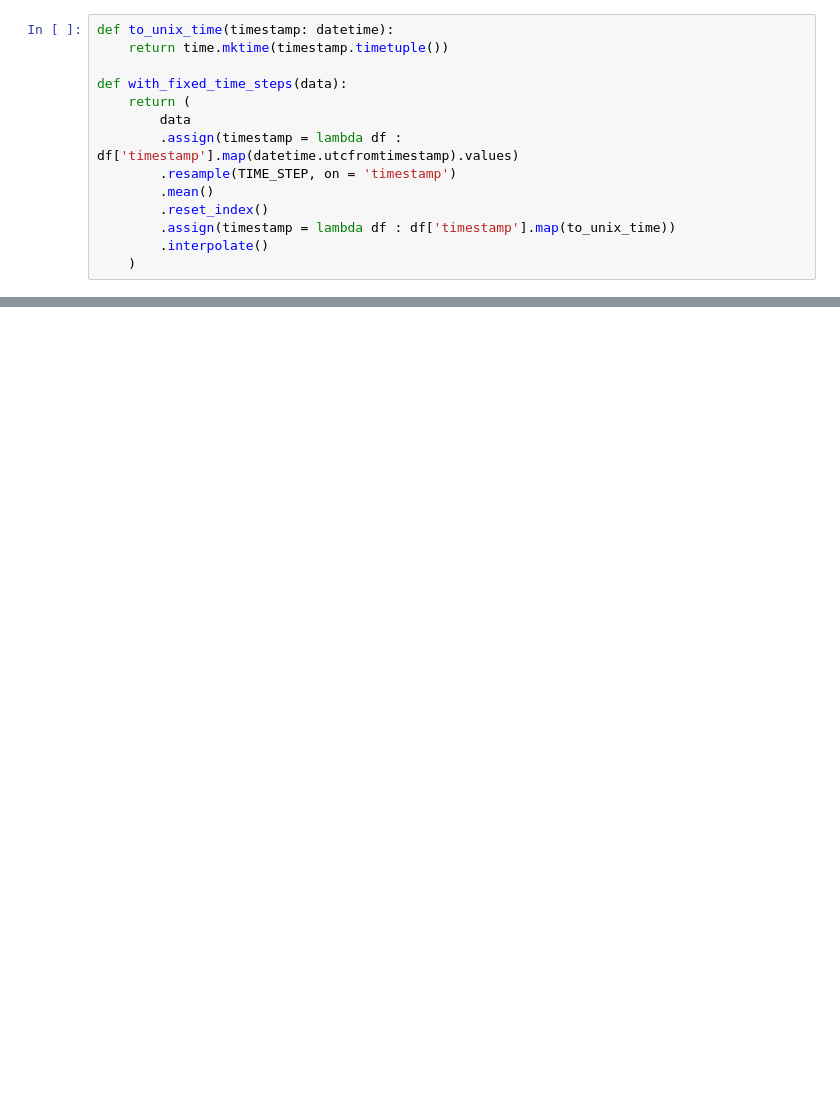
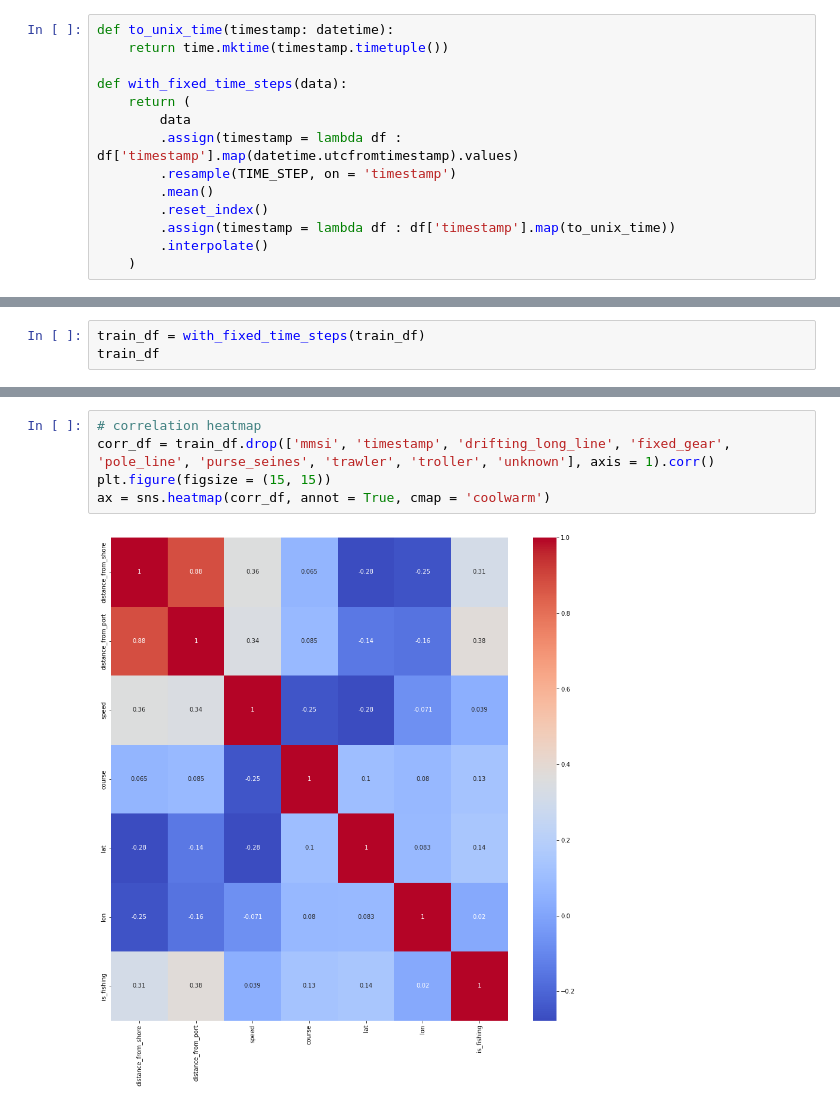
Before and after one commit to seankim658/LSTM-Fishing-Detection, a Jupyter notebook: main-notebook.ipynb, the cells around one changed output, grey strips where cells are left out. Cells and saved outputs as stored; diff of their text form; blank space fills up the shorter version.

```diff
--- a/main-notebook.ipynb
+++ b/main-notebook.ipynb
@@ -1268,0 +1248,3 @@ with_fixed_time_steps(train_df)
+# %%
+train_df = with_fixed_time_steps(train_df)
+train_df
@@ -1268,0 +1369,7 @@ with_fixed_time_steps(train_df)
+# %%
+# correlation heatmap
+corr_df = train_df.drop(['mmsi', 'timestamp', 'drifting_long_line', 'fixed_gear', 'pole_line', 'purse_seines', 'trawler', 'troller', 'unknown'], axis = 1).corr()
+plt.figure(figsize = (15, 15))
+ax = sns.heatmap(corr_df, annot = True, cmap = 'coolwarm')
+# %% [output]
+[figure, added]
```
Also changed, not shown: parts of 49 cells of this notebook.
